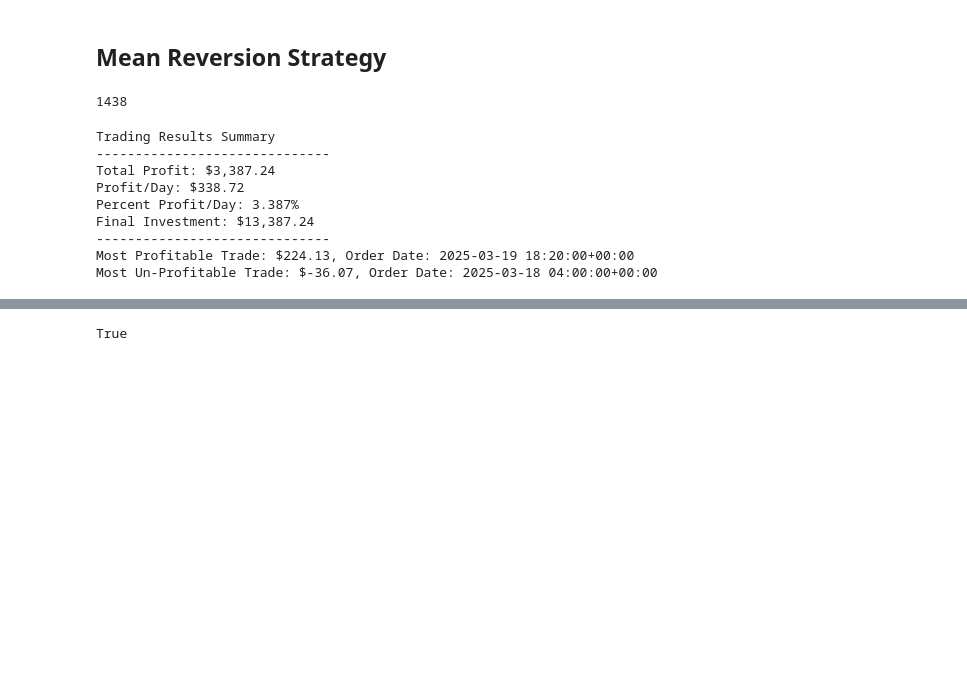
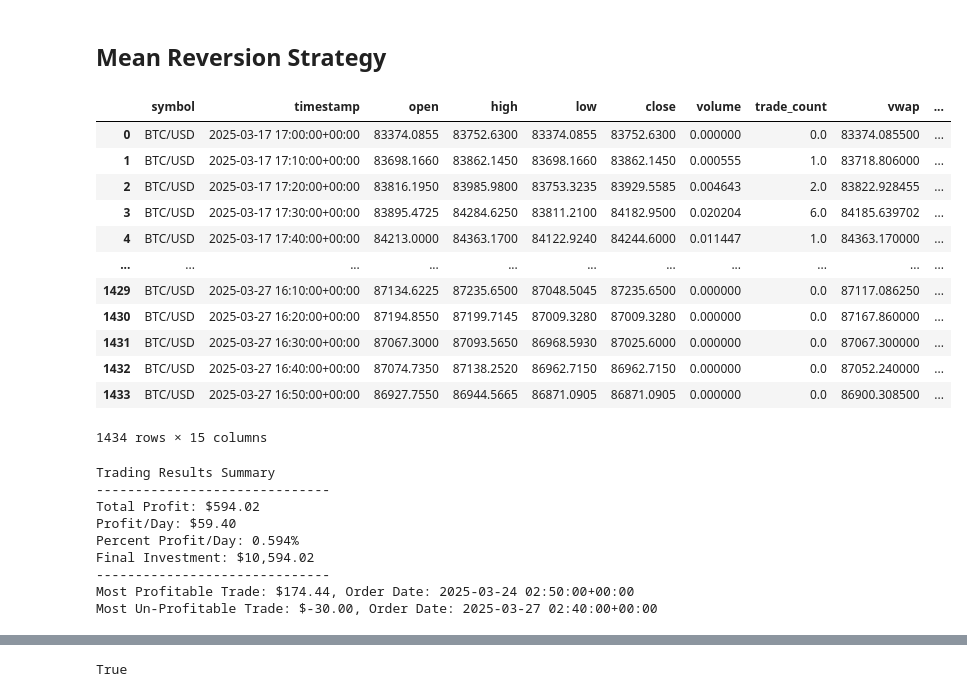
Before and after one commit to zhatz111/Stupid-Metrics, a Jupyter notebook: 2.0-algo-trading-bot.ipynb, the cells around one changed output, grey strips where cells are left out. Saved outputs shown, nothing was run; the diff lists cells and outputs as text; code cells hidden in the pictures; blank space fills up the shorter version.

```diff
--- a/2.0-algo-trading-bot.ipynb
+++ b/2.0-algo-trading-bot.ipynb
@@ -166,10 +192,22 @@ btc_data["Moving Avg (Hour) Deriv"] = one_sided_savitzky_golay(
 
 btc_data["Moving Avg (Day)"] = btc_data["close"].rolling(second_resolution).mean()
 btc_data["Moving Avg (Day) STD"] = btc_data["close"].rolling(second_resolution).std()
-# %%
-len(btc_data)
-# %% [output]
-1438
+# %%
+btc_data
+# %% [output]
+|  | symbol | timestamp | open | high | low | close | volume | trade_count | vwap | ... |
+| 0 | BTC/USD | 2025-03-17 17:00:00+00:00 | 83374.0855 | 83752.6300 | 83374.0855 | 83752.6300 | 0.000000 | 0.0 | 83374.085500 | ... |
+| 1 | BTC/USD | 2025-03-17 17:10:00+00:00 | 83698.1660 | 83862.1450 | 83698.1660 | 83862.1450 | 0.000555 | 1.0 | 83718.806000 | ... |
+| 2 | BTC/USD | 2025-03-17 17:20:00+00:00 | 83816.1950 | 83985.9800 | 83753.3235 | 83929.5585 | 0.004643 | 2.0 | 83822.928455 | ... |
+| 3 | BTC/USD | 2025-03-17 17:30:00+00:00 | 83895.4725 | 84284.6250 | 83811.2100 | 84182.9500 | 0.020204 | 6.0 | 84185.639702 | ... |
+| 4 | BTC/USD | 2025-03-17 17:40:00+00:00 | 84213.0000 | 84363.1700 | 84122.9240 | 84244.6000 | 0.011447 | 1.0 | 84363.170000 | ... |
+| ... | ... | ... | ... | ... | ... | ... | ... | ... | ... | ... |
+| 1429 | BTC/USD | 2025-03-27 16:10:00+00:00 | 87134.6225 | 87235.6500 | 87048.5045 | 87235.6500 | 0.000000 | 0.0 | 87117.086250 | ... |
+| 1430 | BTC/USD | 2025-03-27 16:20:00+00:00 | 87194.8550 | 87199.7145 | 87009.3280 | 87009.3280 | 0.000000 | 0.0 | 87167.860000 | ... |
+| 1431 | BTC/USD | 2025-03-27 16:30:00+00:00 | 87067.3000 | 87093.5650 | 86968.5930 | 87025.6000 | 0.000000 | 0.0 | 87067.300000 | ... |
+| 1432 | BTC/USD | 2025-03-27 16:40:00+00:00 | 87074.7350 | 87138.2520 | 86962.7150 | 86962.7150 | 0.000000 | 0.0 | 87052.240000 | ... |
+| 1433 | BTC/USD | 2025-03-27 16:50:00+00:00 | 86927.7550 | 86944.5665 | 86871.0905 | 86871.0905 | 0.000000 | 0.0 | 86900.308500 | ... |
+1434 rows × 15 columns
 # %%
 def mean_reversion_crypto_algo(data: pd.DataFrame, investment, deriv_cutoff):
     orders_dict = {}
@@ -183,18 +221,16 @@ def mean_reversion_crypto_algo(data: pd.DataFrame, investment, deriv_cutoff):
     most_unprofitable_trade_datetime = ""
     most_unprofitable_trade_amount = np.inf
 
-    win_len = 3
+    win_len = 15
 
 
 
-    first_resolution = 0.5*int(60 / resolution) * 24  # minute
+    first_resolution = 0.1*int(60 / resolution) * 24  # minute
     second_resolution = 3 * int(60 / resolution) * 24  # minute
-
-
 
     for idx in range(len(data)):
 
-        if idx-1 < win_len:
+        if idx-win_len < win_len:
             continue
 
         sub_data = data.iloc[:idx-1, :].copy()
@@ -202,7 +238,7 @@ def mean_reversion_crypto_algo(data: pd.DataFrame, investment, deriv_cutoff):
         sub_data["Moving Avg (Hour)"] = sub_data["close"].rolling(int(first_resolution)).mean()
         sub_data["Moving Avg (Hour) STD"] = sub_data["close"].rolling(int(first_resolution)).std()
         sub_data["Moving Avg (Hour) Deriv"] = savgol_filter(
-            sub_data["Moving Avg (Hour)"], window_length=win_len, polyorder=2, deriv=2
+            sub_data["Moving Avg (Hour)"], window_length=win_len, polyorder=2, deriv=1
         )
 
         sub_data["Moving Avg (Day)"] = sub_data["close"].rolling(second_resolution).mean()
@@ -297,10 +333,10 @@ print(
 # %% [output]
 Trading Results Summary
 ------------------------------
-Total Profit: $3,387.24
-Profit/Day: $338.72
-Percent Profit/Day: 3.387%
-Final Investment: $13,387.24
+Total Profit: $594.02
+Profit/Day: $59.40
+Percent Profit/Day: 0.594%
+Final Investment: $10,594.02
 ------------------------------
-Most Profitable Trade: $224.13, Order Date: 2025-03-19 18:20:00+00:00
-Most Un-Profitable Trade: $-36.07, Order Date: 2025-03-18 04:00:00+00:00
+Most Profitable Trade: $174.44, Order Date: 2025-03-24 02:50:00+00:00
+Most Un-Profitable Trade: $-30.00, Order Date: 2025-03-27 02:40:00+00:00
```
Also changed, not shown: parts of 34 cells of this notebook, 3 other files.
